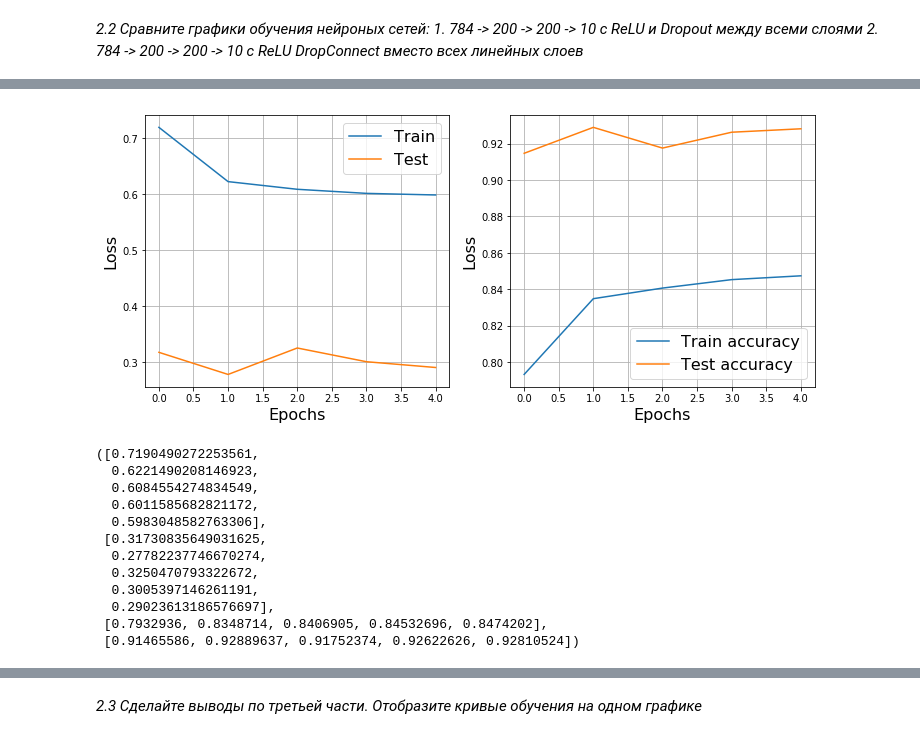
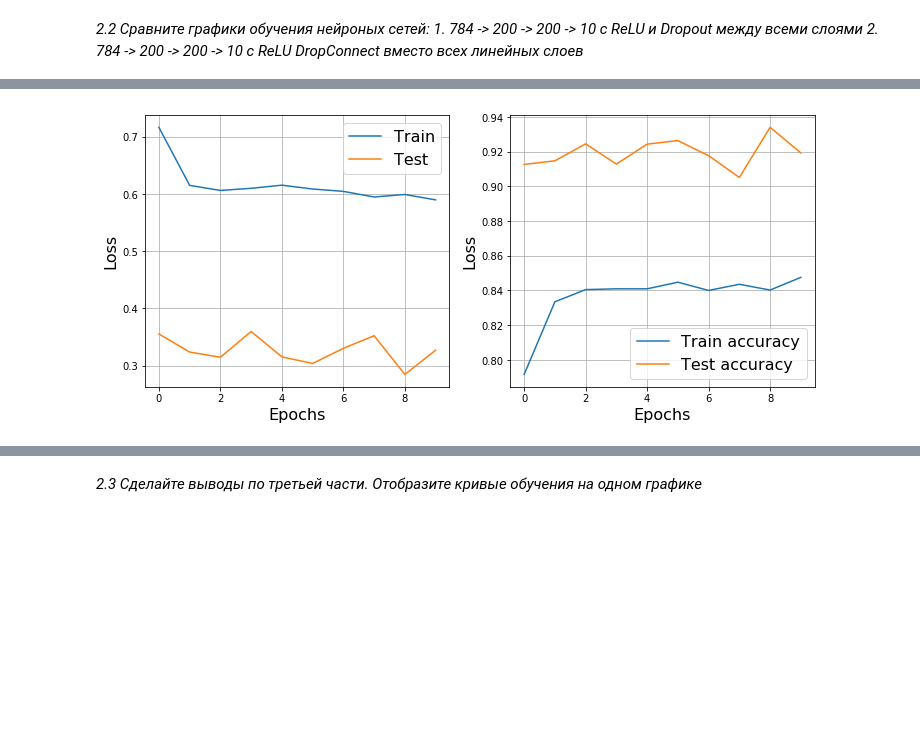
Before and after one commit to v-vskv-v/IR_ML, a Jupyter notebook: Data Analysis/Semester 2/viskov_task 5 (Speedup).ipynb, the cells around one changed output, grey strips where cells are left out. Drawn from its saved outputs; the diff is of its cells as text; code cells hidden in the pictures; blank space fills up the shorter version.

```diff
--- a/Data Analysis/Semester 2/viskov_task 5 (Speedup).ipynb
+++ b/Data Analysis/Semester 2/viskov_task 5 (Speedup).ipynb
@@ -235,5 +304,5 @@ net.append(nn.Linear(sizes[-1], 10))
 net.append(nn.LogSoftmax(1))
 net = nn.Sequential(*net)
 # %%
-train(net, train_loader, test_loader, 5, 0.01, device='cuda')
+infoDO = train(net, train_loader, test_loader, 10, 0.01, device='cuda')
 # %% [output]
@@ -241,16 +310,4 @@ Epoch 4... (Train/Test) NLL: 0.598/0.290        Accuracy: 0.847/0.928
-[figure, old version]
+[figure, new version]
-([0.7190490272253561,
-  0.6221490208146923,
-  0.6084554274834549,
-  0.6011585682821172,
-  0.5983048582763306],
- [0.31730835649031625,
-  0.27782237746670274,
-  0.3250470793322672,
-  0.3005397146261191,
-  0.29023613186576697],
- [0.7932936, 0.8348714, 0.8406905, 0.84532696, 0.8474202],
- [0.91465586, 0.92889637, 0.91752374, 0.92622626, 0.92810524])
 # %%
 net = [Flatten()]
 
```
Also changed, not shown: parts of 19 cells of this notebook.
